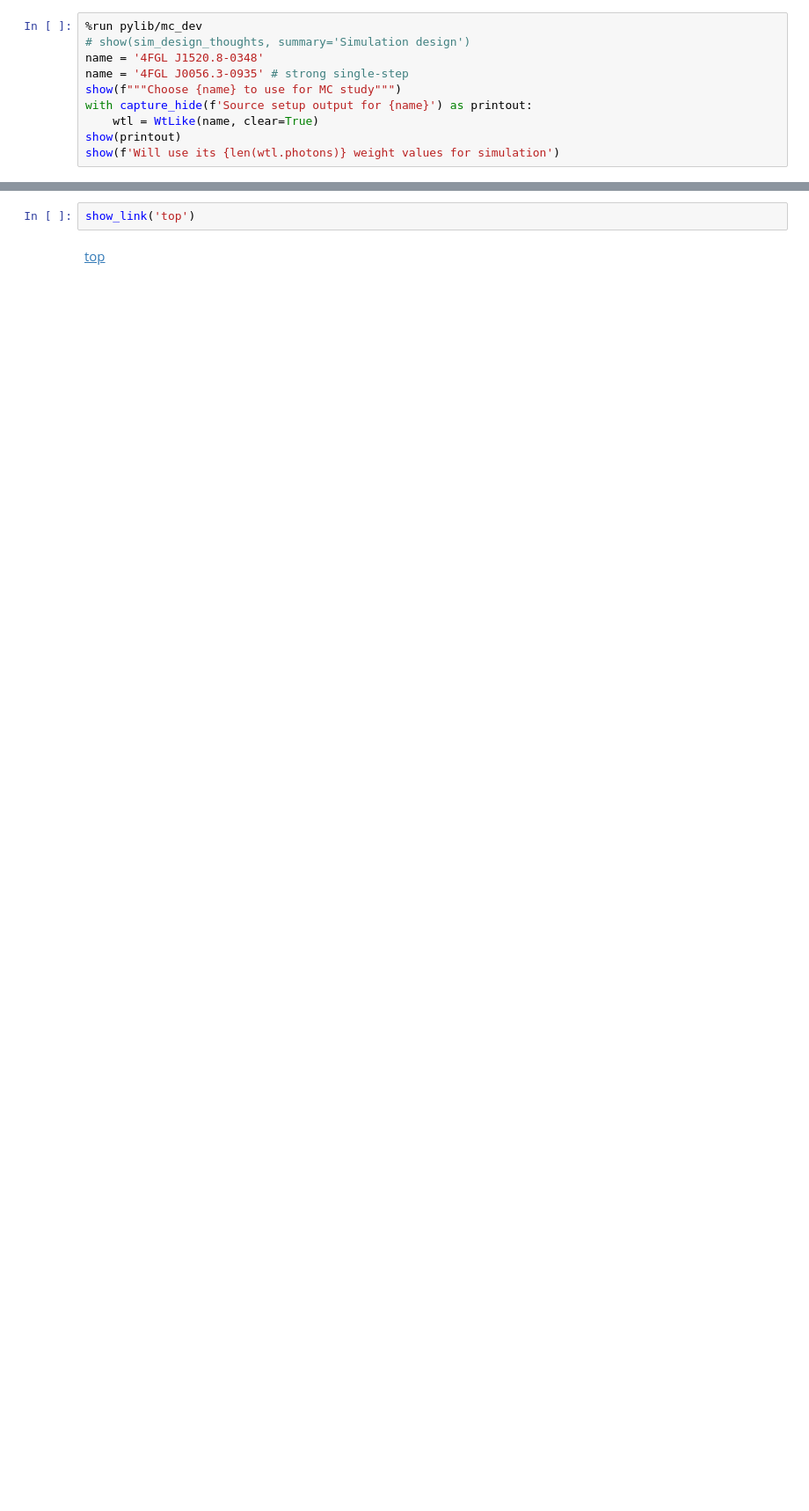
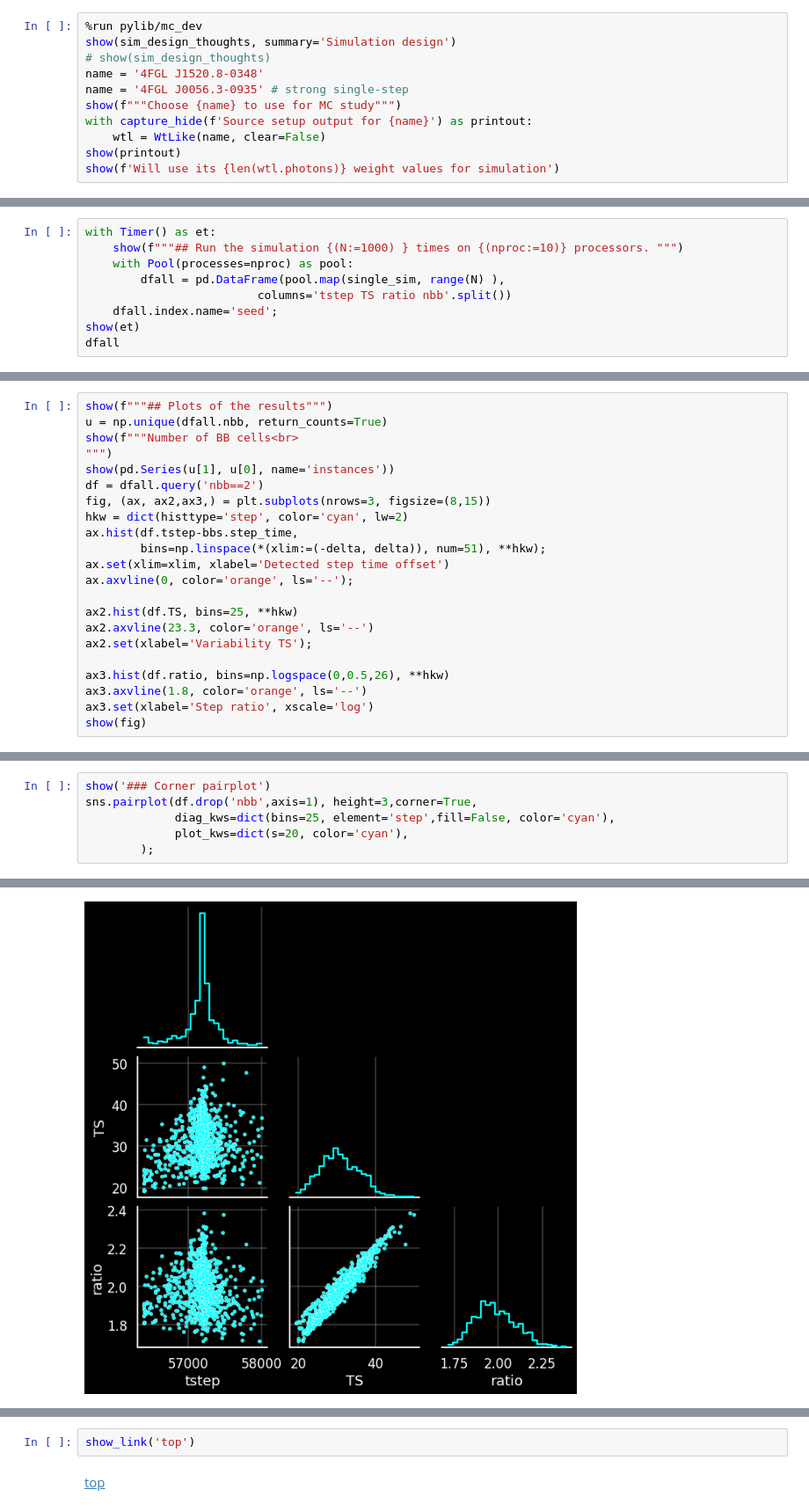
Before and after one commit to tburnett/agnsteps, a Jupyter notebook: Monte_Carlo.ipynb, the cells around one changed output, grey strips where cells are left out. Shown: that part at 88% size. Cells and saved outputs as stored; diff of their text form; blank space fills up the shorter version.

```diff
--- a/Monte_Carlo.ipynb
+++ b/Monte_Carlo.ipynb
@@ -1,11 +1,12 @@
 # %%
 %run pylib/mc_dev
-# show(sim_design_thoughts, summary='Simulation design')
+show(sim_design_thoughts, summary='Simulation design')
+# show(sim_design_thoughts)
 name = '4FGL J1520.8-0348'
 name = '4FGL J0056.3-0935' # strong single-step
 show(f"""Choose {name} to use for MC study""")
 with capture_hide(f'Source setup output for {name}') as printout:
-    wtl = WtLike(name, clear=True)
+    wtl = WtLike(name, clear=False)
 show(printout)
 show(f'Will use its {len(wtl.photons)} weight values for simulation')
 # %% [output]
@@ -83,0 +108,9 @@ Backward: TS=1.0
+# %%
+with Timer() as et:
+    show(f"""## Run the simulation {(N:=1000) } times on {(nproc:=10)} processors. """)
+    with Pool(processes=nproc) as pool:
+        dfall = pd.DataFrame(pool.map(single_sim, range(N) ),
+                         columns='tstep TS ratio nbb'.split())
+    dfall.index.name='seed';
+show(et)
+dfall
@@ -83,0 +134,22 @@ Backward: TS=1.0
+# %%
+show(f"""## Plots of the results""")
+u = np.unique(dfall.nbb, return_counts=True)
+show(f"""Number of BB cells<br>
+""")
+show(pd.Series(u[1], u[0], name='instances'))
+df = dfall.query('nbb==2')
+fig, (ax, ax2,ax3,) = plt.subplots(nrows=3, figsize=(8,15))
+hkw = dict(histtype='step', color='cyan', lw=2)
+ax.hist(df.tstep-bbs.step_time,
+        bins=np.linspace(*(xlim:=(-delta, delta)), num=51), **hkw);
+ax.set(xlim=xlim, xlabel='Detected step time offset')
+ax.axvline(0, color='orange', ls='--');
+
+ax2.hist(df.TS, bins=25, **hkw)
+ax2.axvline(23.3, color='orange', ls='--')
+ax2.set(xlabel='Variability TS');
+
+ax3.hist(df.ratio, bins=np.logspace(0,0.5,26), **hkw)
+ax3.axvline(1.8, color='orange', ls='--')
+ax3.set(xlabel='Step ratio', xscale='log')
+show(fig)
@@ -83,0 +162,7 @@ Backward: TS=1.0
+# %%
+show('### Corner pairplot')
+sns.pairplot(df.drop('nbb',axis=1), height=3,corner=True,
+             diag_kws=dict(bins=25, element='step',fill=False, color='cyan'),
+             plot_kws=dict(s=20, color='cyan'),
+        );
+# %% [output]
@@ -83,0 +170 @@ Backward: TS=1.0
+[figure, added]
```
Also changed, not shown: parts of 25 cells of this notebook, 8 other files.
